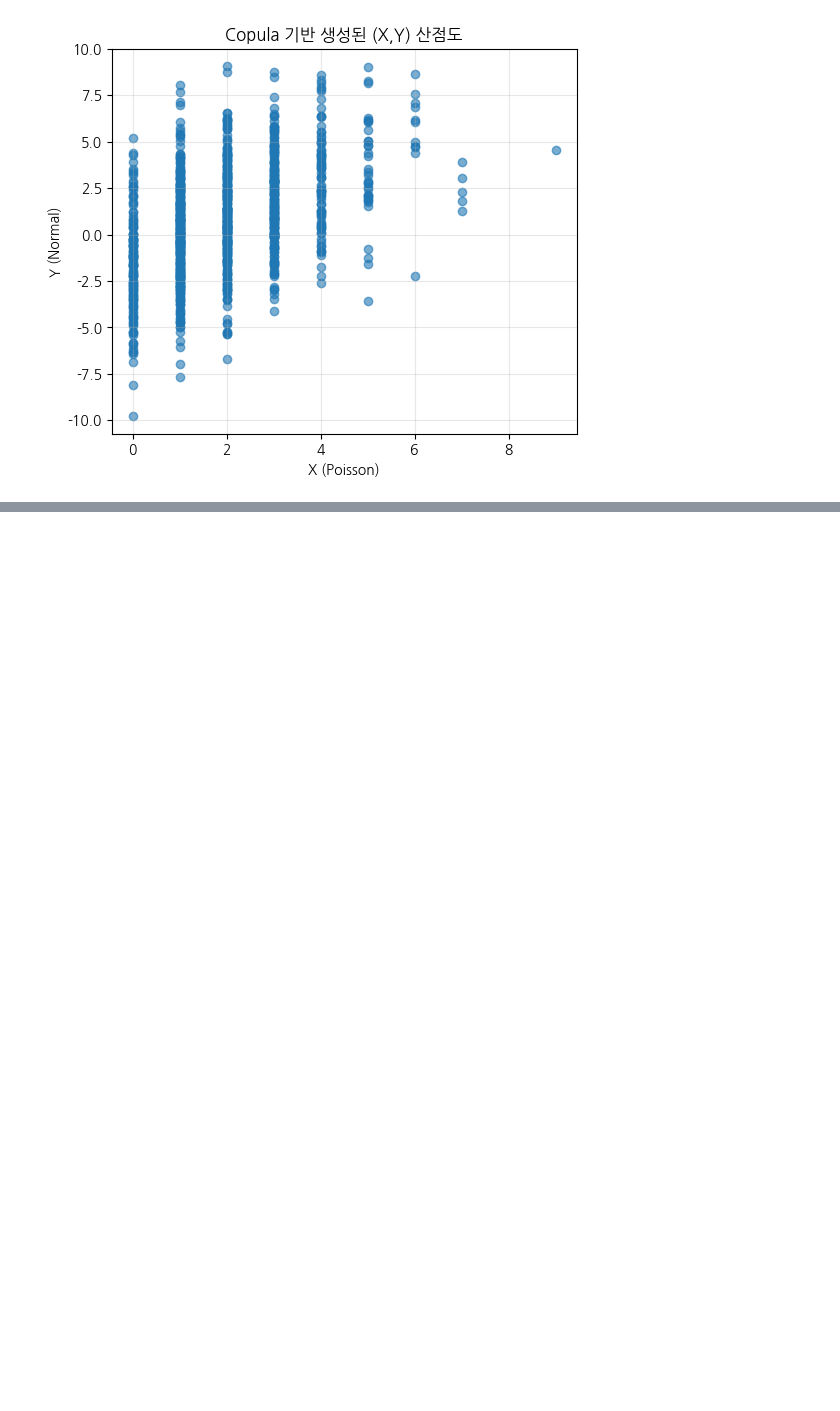
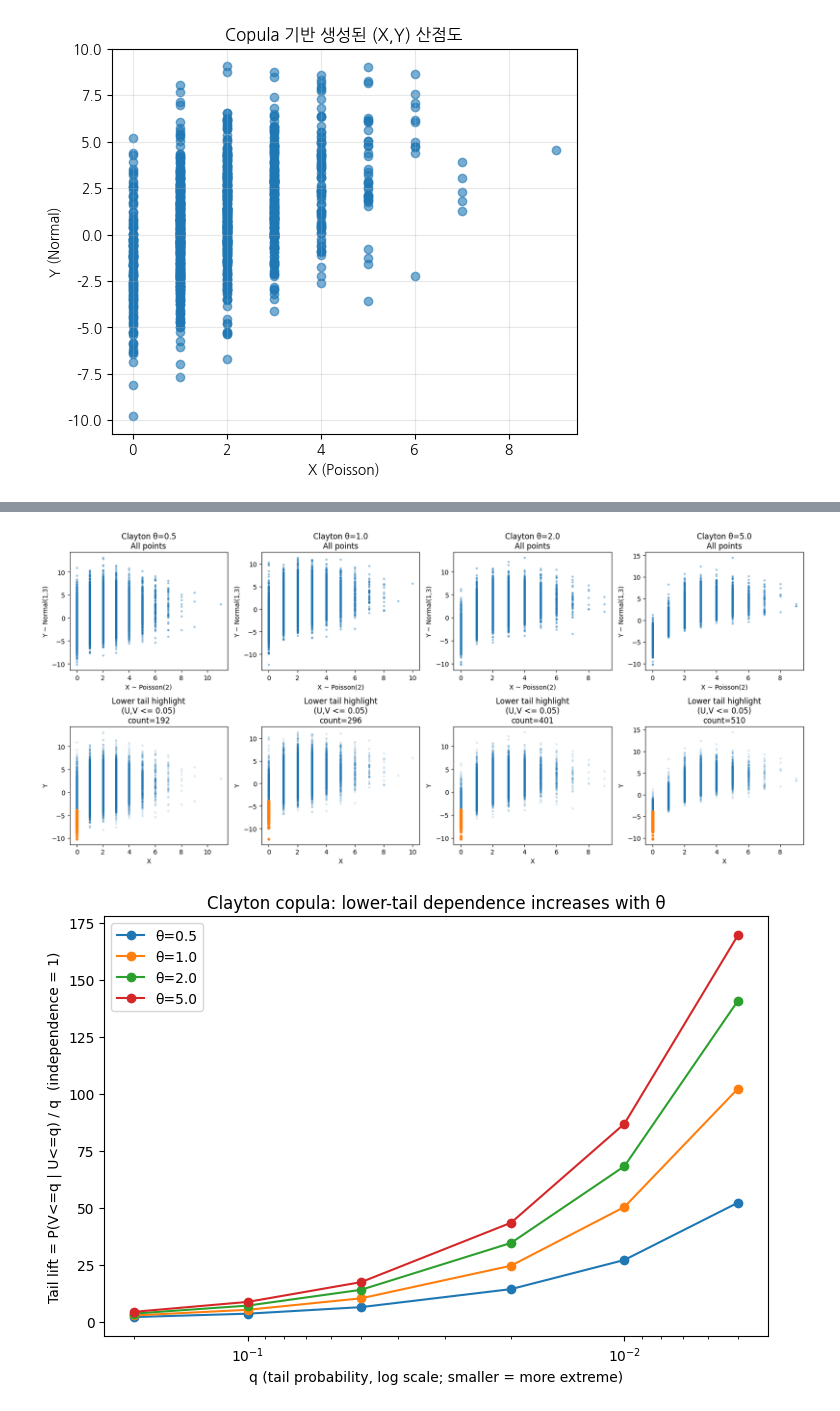
Before and after one commit to HST0077/HYOTC, a Jupyter notebook: copula.ipynb, the cells around one changed output, grey strips where cells are left out. Saved outputs shown, nothing was run; the diff lists cells and outputs as text; code cells hidden in the pictures; blank space fills up the shorter version.

```diff
--- a/copula.ipynb
+++ b/copula.ipynb
@@ -405,0 +417,76 @@ plt.show()
+# %%
+# theta 값 변경에 따른 꼬리 의존성 시각화
+
+import numpy as np
+import matplotlib.pyplot as plt
+from scipy.stats import poisson, norm
+from statsmodels.distributions.copula.api import ClaytonCopula
+
+def sample_xy_clayton(theta, n=8000, seed=0):
+    rng = np.random.default_rng(seed)
+    cop = ClaytonCopula(theta=theta)
+    uv = cop.rvs(n, random_state=rng)
+    U = np.clip(uv[:, 0], 1e-12, 1 - 1e-12)
+    V = np.clip(uv[:, 1], 1e-12, 1 - 1e-12)
+    X = poisson(mu=2).ppf(U).astype(int)
+    Y = norm(loc=1, scale=3).ppf(V)
+    return U, V, X, Y
+
+thetas = [0.5, 1.0, 2.0, 5.0]   # theta ↑ => lower tail dependence ↑
+q = 0.05                        # 하단 5% 꼬리 강조
+n = 12000
+
+# -------------------------
+# Plot 1: 산점도(전체) + 하방 꼬리 강조
+# -------------------------
+fig, axes = plt.subplots(2, len(thetas), figsize=(4.2*len(thetas), 7.5))
+
+for j, th in enumerate(thetas):
+    U, V, X, Y = sample_xy_clayton(th, n=n, seed=100+j)
+
+    # 전체 산점도
+    axes[0, j].scatter(X, Y, s=6, alpha=0.35)
+    axes[0, j].set_title(f"Clayton θ={th}\nAll points")
+    axes[0, j].set_xlabel("X ~ Poisson(2)")
+    axes[0, j].set_ylabel("Y ~ Normal(1,3)")
+
+    # 하방 꼬리 동시 이벤트 강조
+    mask = (U <= q) & (V <= q)
+    axes[1, j].scatter(X, Y, s=6, alpha=0.12)            # 배경
+    axes[1, j].scatter(X[mask], Y[mask], s=12, alpha=0.9) # 강조(기본 색)
+    # 참고: matplotlib 기본 색 사용(색 지정 안함) 요구사항 준수
+    axes[1, j].set_title(f"Lower tail highlight\n(U,V <= {q})\ncount={mask.sum()}")
+    axes[1, j].set_xlabel("X")
+    axes[1, j].set_ylabel("Y")
+
+plt.tight_layout()
+plt.show()
+
+# -------------------------
+# Plot 2: Tail lift 곡선 (θ별 비교)
+# tail_lift(q) = P(V<=q | U<=q) / q, 독립이면 1
+# -------------------------
+qs = np.array([0.20, 0.10, 0.05, 0.02, 0.01, 0.005])
+
+plt.figure(figsize=(7.5, 5.2))
+for j, th in enumerate(thetas):
+    U, V, _, _ = sample_xy_clayton(th, n=200000, seed=500+j)  # lift는 더 큰 표본이 안정적
+    lifts = []
+    for qq in qs:
+        p_u = np.mean(U <= qq)
+        p_uv = np.mean((U <= qq) & (V <= qq))
+        cond = p_uv / p_u
+        lifts.append(cond / qq)
+    plt.plot(qs, lifts, marker='o', label=f"θ={th}")
+
+plt.xscale("log")
+plt.gca().invert_xaxis()  # 왼쪽으로 갈수록 더 극단(q 작음)
+plt.xlabel("q (tail probability, log scale; smaller = more extreme)")
+plt.ylabel("Tail lift = P(V<=q | U<=q) / q  (independence = 1)")
+plt.title("Clayton copula: lower-tail dependence increases with θ")
+plt.legend()
+plt.tight_layout()
+plt.show()
+# %% [output]
+[figure, added]
+[figure, added]
```
Also changed, not shown: parts of 8 cells of this notebook.
